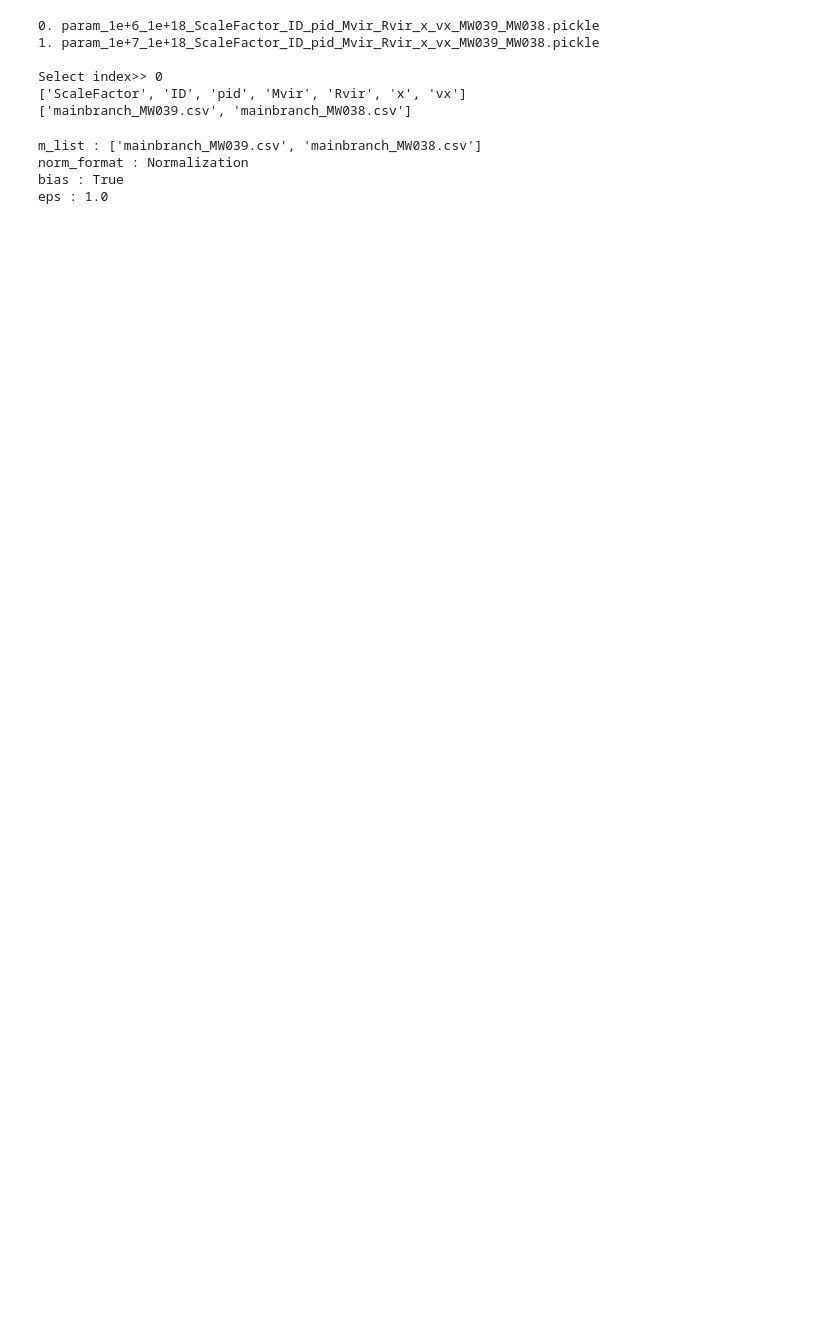
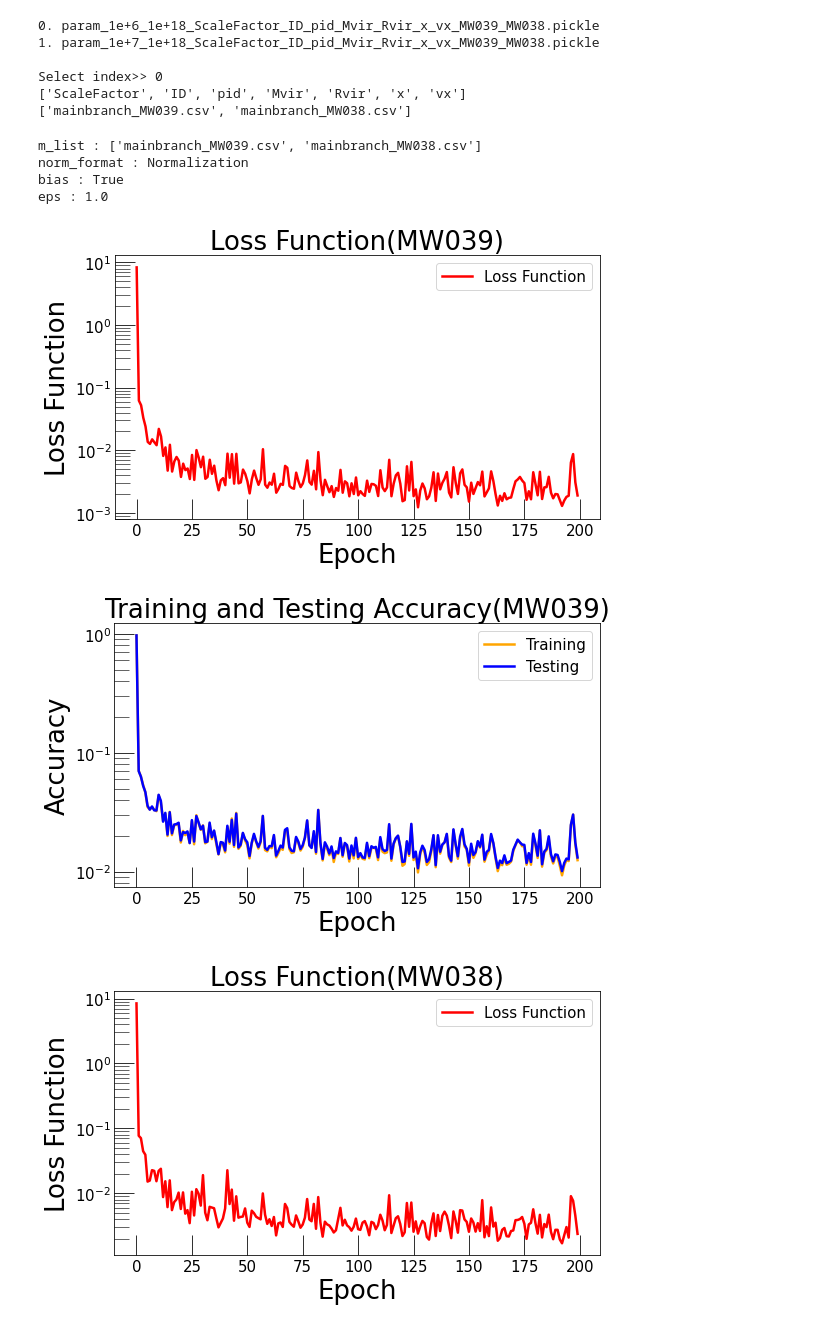
Before and after one commit to hmm-shnchr/research, a Jupyter notebook: Test.ipynb, the cells around one changed output. Saved outputs shown, nothing was run; the diff lists cells and outputs as text; code cells hidden in the pictures; blank space fills up the shorter version.

Commit message:
Split Test.ipynb to some modules.

```diff
--- a/Test.ipynb
+++ b/Test.ipynb
@@ -348,12 +361,57 @@ class ArtificialNeuralNetwork:
 
     def plot_figures(self, save_dir, save_fig_type):
         m_list = self.loss_val.keys()
+        fontsize = 26
+        labelsize = 15
+        length_major = 20
+        length_minor = 15
+        linewidth = 2.5
         for m_key in m_list:
+            ##Plot and save the self.loss_val.
             epochs = np.arange(len(self.loss_val[m_key]))
-            fig = plt.figure()
+            fig = plt.figure(figsize = (8, 5))
+            ax_loss = fig.add_subplot(111)
+            ax_loss.plot(epochs, self.loss_val[m_key], label = "Loss Function", color = "red", linewidth = linewidth)
+            ax_loss.set_yscale("log")
+            ax_loss.set_xlabel("Epoch", fontsize = fontsize)
+            ax_loss.set_ylabel("Loss Function", fontsize = fontsize)
+            ax_loss.legend(loc = "best", fontsize = int(fontsize * 0.6))
+            ax_loss.tick_params(labelsize = labelsize, length = length_major, direction = "in", which = "major")
+            ax_loss.tick_params(labelsize = labelsize, length = length_minor, direction = "in", which = "minor")
+            plt.title("Loss Function({})".format(m_key[11:16]), fontsize = fontsize)
+            plt.tight_layout()
+            plt.savefig("{}fig_loss_{}{}".format(save_dir, m_key[11:16], save_fig_type))
+            np.savetxt("{}data_loss_{}.csv".format(save_dir, m_key[11:16]), self.loss_val[m_key], delimiter = ",")
+            ##Plot and save the self.train/test_acc.
+            epochs = np.arange(len(self.train_acc[m_key]))
+            fig = plt.figure(figsize = (8, 5))
+            ax_acc = fig.add_subplot(111)
+            ax_acc.plot(epochs, self.train_acc[m_key], label = "Training", color = "orange", linewidth = linewidth)
+            ax_acc.plot(epochs, self.test_acc[m_key], label = "Testing", color = "blue", linewidth = linewidth)
+            ax_acc.set_yscale("log")
+            ax_acc.set_xlabel("Epoch", fontsize = fontsize)
+            ax_acc.set_ylabel("Accuracy", fontsize = fontsize)
+            ax_acc.legend(loc = "best", fontsize = int(fontsize * 0.6))
+            ax_acc.tick_params(labelsize = labelsize, length = length_major, direction = "in", which = "major")
+            ax_acc.tick_params(labelsize = labelsize, length = length_minor, direction = "in", which = "minor")
+            plt.title("Training and Testing Accuracy({})".format(m_key[11:16]), fontsize = fontsize)
+            plt.tight_layout()
+            plt.savefig("{}fig_acc_{}{}".format(save_dir, m_key[11:16], save_fig_type))
+            np.savetxt("{}data_acc_train_{}.csv".format(save_dir, m_key[11:16]), self.train_acc[m_key], delimiter = ",")
+            np.savetxt("{}data_acc_test_{}.csv".format(save_dir, m_key[11:16]), self.test_acc[m_key], delimiter = ",")
 # %%
 ANN = ArtificialNeuralNetwork(LP.input_size, LP.hidden, LP.activation_func, LP.weight_init, LP.batch_normalization, LP.output_size, LP.lastlayer_identity, LP.loss_func)
 # %%
 ANN.learning(cp.deepcopy(train), cp.deepcopy(test), LP.optimizer, LP.learning_rate, LP.batchsize_denominator, LP.epoch, mainbranch_list)
 # %%
 prediction = ANN.predict(cp.deepcopy(dataset_normed))
+# %%
+save_dir = get_save_dir(LP)
+if not os.path.isdir(save_dir):
+    os.makedirs(save_dir)
+    print("Make a directory {}.".format(save_dir))
+ANN.plot_figures(save_dir, LP.save_fig_type)
+# %% [output]
+[figure, added]
+[figure, added]
+[figure, added]
```
Also changed, not shown: parts of 3 cells of this notebook, 6 other files.
